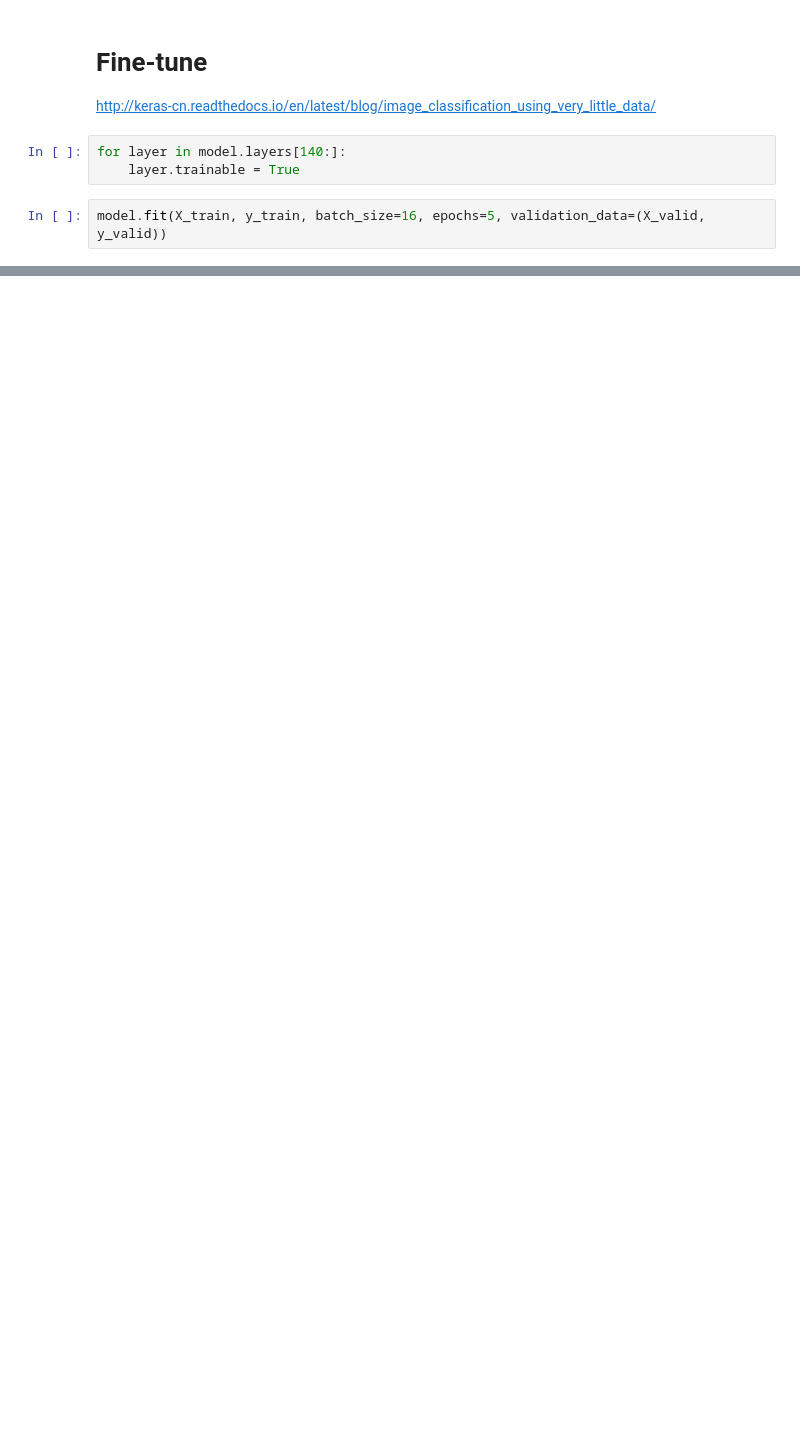
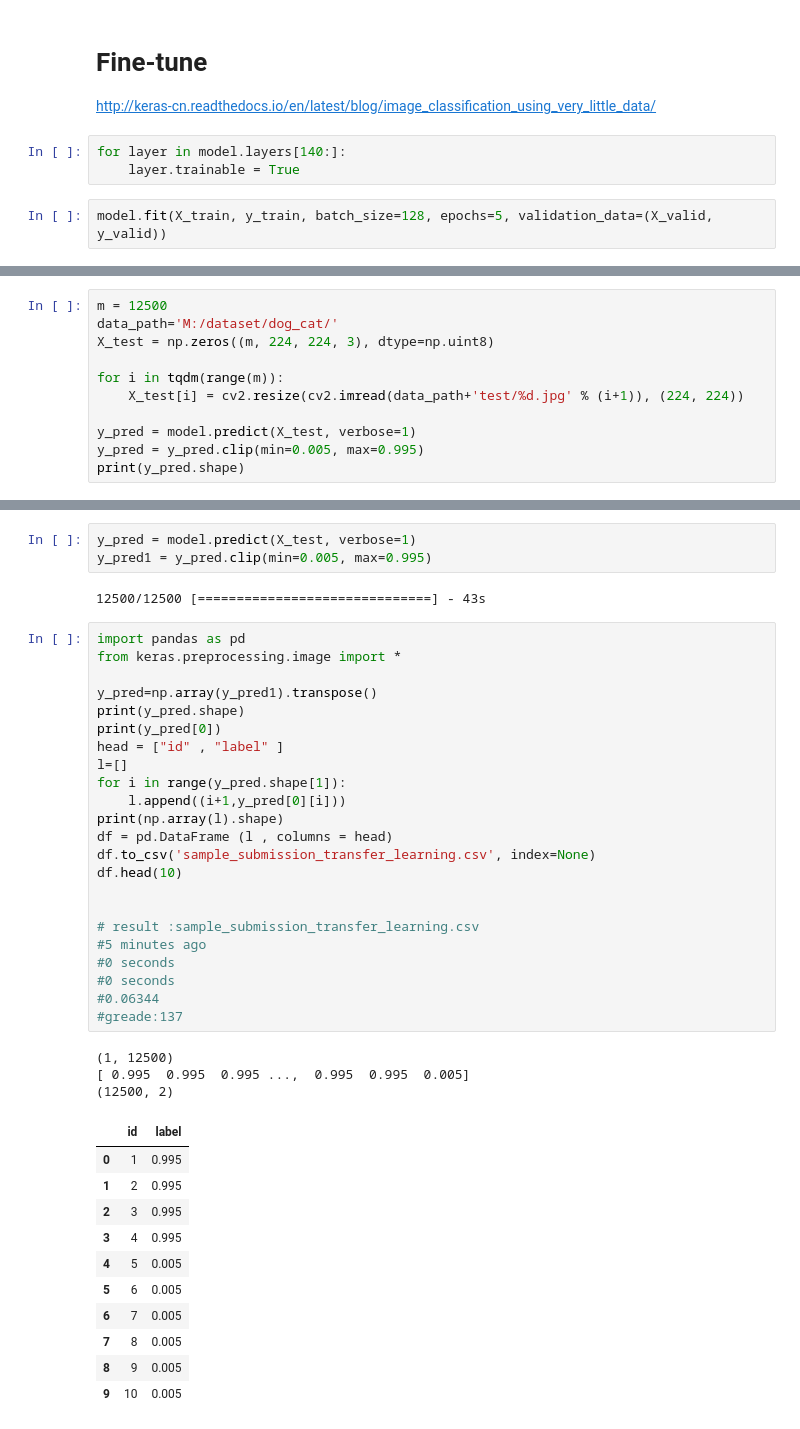
Before and after one commit to ranjiewwen/Kaggle-Action, a Jupyter notebook: dogs_vs_cats/transfer_learning.ipynb, the cells around one changed output, grey strips where cells are left out. Cells and saved outputs as stored; diff of their text form; blank space fills up the shorter version.

```diff
--- a/dogs_vs_cats/transfer_learning.ipynb
+++ b/dogs_vs_cats/transfer_learning.ipynb
@@ -172,5 +197,5 @@ http://keras-cn.readthedocs.io/en/latest/blog/image_classification_using_very_li
 for layer in model.layers[140:]:
     layer.trainable = True
 # %%
-model.fit(X_train, y_train, batch_size=16, epochs=5, validation_data=(X_valid, y_valid))
+model.fit(X_train, y_train, batch_size=128, epochs=5, validation_data=(X_valid, y_valid))
 # %% [output]
@@ -197,0 +222,11 @@ df.head(10)
+# %%
+m = 12500
+data_path='M:/dataset/dog_cat/'
+X_test = np.zeros((m, 224, 224, 3), dtype=np.uint8)
+
+for i in tqdm(range(m)):
+    X_test[i] = cv2.resize(cv2.imread(data_path+'test/%d.jpg' % (i+1)), (224, 224))
+
+y_pred = model.predict(X_test, verbose=1)
+y_pred = y_pred.clip(min=0.005, max=0.995)
+print(y_pred.shape)
@@ -197,0 +236,43 @@ df.head(10)
+# %%
+y_pred = model.predict(X_test, verbose=1)
+y_pred1 = y_pred.clip(min=0.005, max=0.995)
+# %% [output]
+12500/12500 [==============================] - 43s
+# %%
+import pandas as pd
+from keras.preprocessing.image import *
+
+y_pred=np.array(y_pred1).transpose()
+print(y_pred.shape)
+print(y_pred[0])
+head = ["id" , "label" ]
+l=[]
+for i in range(y_pred.shape[1]):
+    l.append((i+1,y_pred[0][i]))
+print(np.array(l).shape)
+df = pd.DataFrame (l , columns = head)
+df.to_csv('sample_submission_transfer_learning.csv', index=None)
+df.head(10)
+
+
+# result :sample_submission_transfer_learning.csv
+#5 minutes ago
+#0 seconds
+#0 seconds
+#0.06344
+#greade:137
+# %% [output]
+(1, 12500)
+[ 0.995  0.995  0.995 ...,  0.995  0.995  0.005]
+(12500, 2)
+|  | id | label |
+| 0 | 1 | 0.995 |
+| 1 | 2 | 0.995 |
+| 2 | 3 | 0.995 |
+| 3 | 4 | 0.995 |
+| 4 | 5 | 0.005 |
+| 5 | 6 | 0.005 |
+| 6 | 7 | 0.005 |
+| 7 | 8 | 0.005 |
+| 8 | 9 | 0.005 |
+| 9 | 10 | 0.005 |
```
Also changed, not shown: parts of 11 cells of this notebook, 1 other file.
